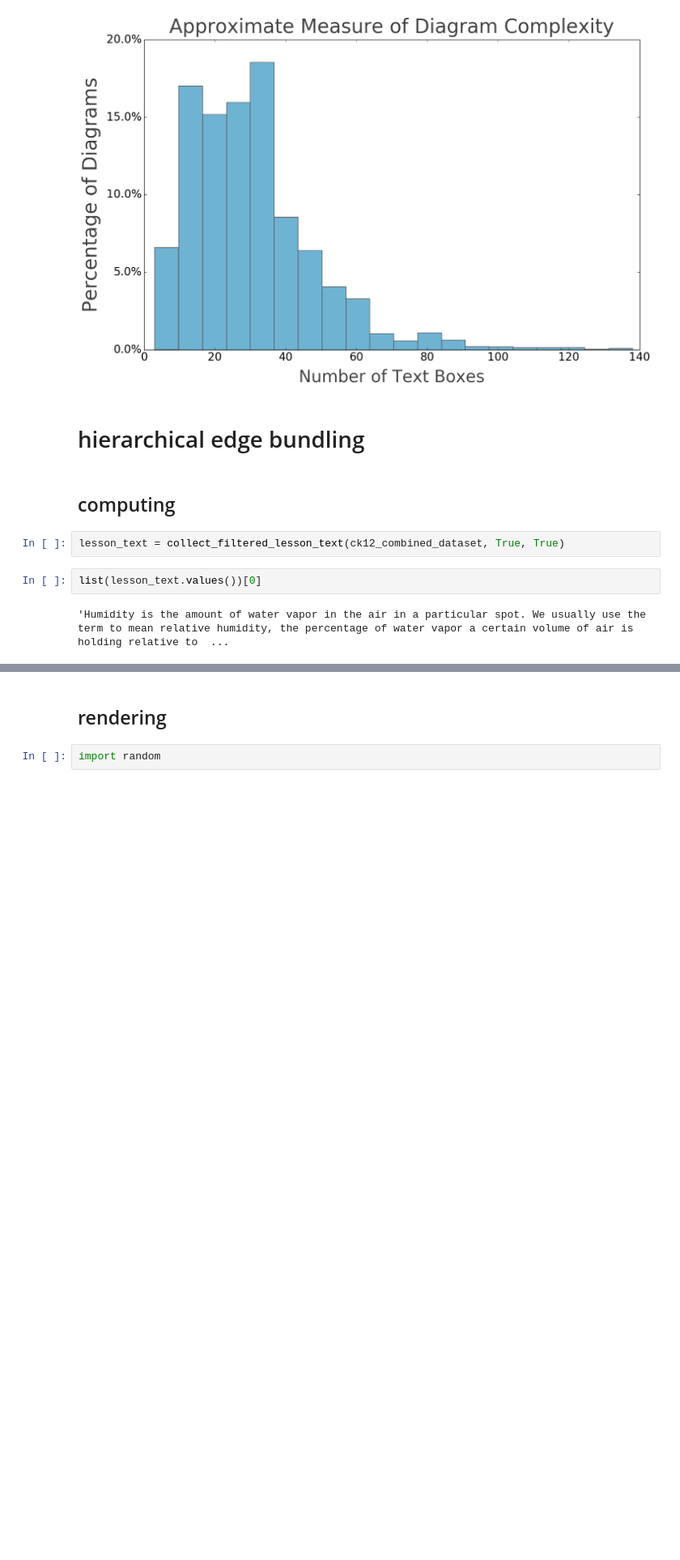
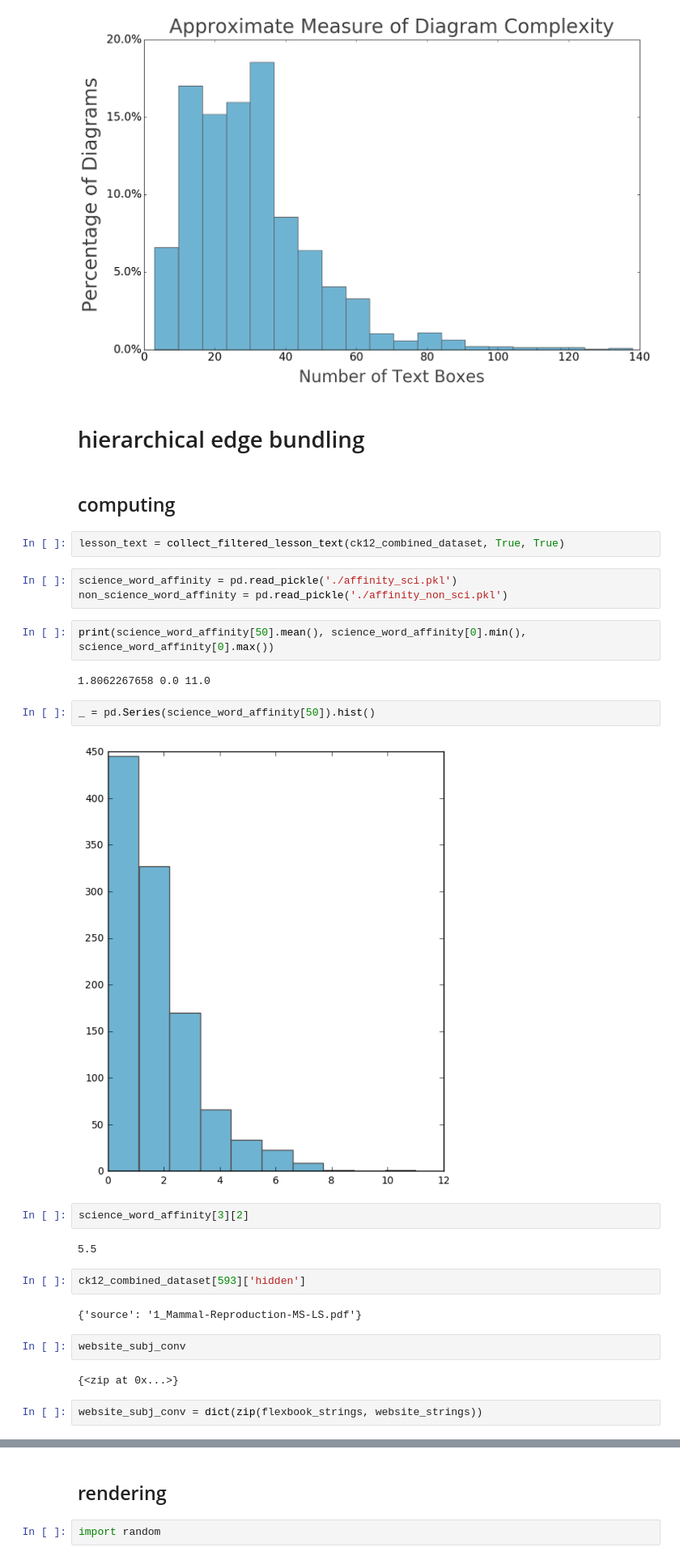
Before and after one commit to drschwenk/stb_notebooks, a Jupyter notebook: generate_figs.ipynb, the cells around one changed output, grey strips where cells are left out. Shown at 81% size. Saved outputs shown, nothing was run; the diff lists cells and outputs as text; blank space fills up the shorter version.

```diff
--- a/generate_figs.ipynb
+++ b/generate_figs.ipynb
@@ -1022,7 +1022,28 @@ make_and_save_standard_fig(plot_to_save, fig_labels,  image_filename)
 ## computing
 # %%
 lesson_text = collect_filtered_lesson_text(ck12_combined_dataset, True, True)
-# %%
-list(lesson_text.values())[0]
-# %% [output]
-'Humidity is the amount of water vapor in the air in a particular spot. We usually use the term to mean relative humidity, the percentage of water vapor a certain volume of air is holding relative to  ...
+# %%
+science_word_affinity = pd.read_pickle('./affinity_sci.pkl')
+non_science_word_affinity = pd.read_pickle('./affinity_non_sci.pkl')
+# %%
+print(science_word_affinity[50].mean(), science_word_affinity[0].min(), science_word_affinity[0].max())
+# %% [output]
+1.8062267658 0.0 11.0
+# %%
+_ = pd.Series(science_word_affinity[50]).hist()
+# %% [output]
+[figure, added]
+# %%
+science_word_affinity[3][2]
+# %% [output]
+5.5
+# %%
+ck12_combined_dataset[593]['hidden']
+# %% [output]
+{'source': '1_Mammal-Reproduction-MS-LS.pdf'}
+# %%
+website_subj_conv
+# %% [output]
+{<zip at 0x...>}
+# %%
+website_subj_conv = dict(zip(flexbook_strings, website_strings))
```
Also changed, not shown: parts of 18 cells of this notebook, 11 other files.
